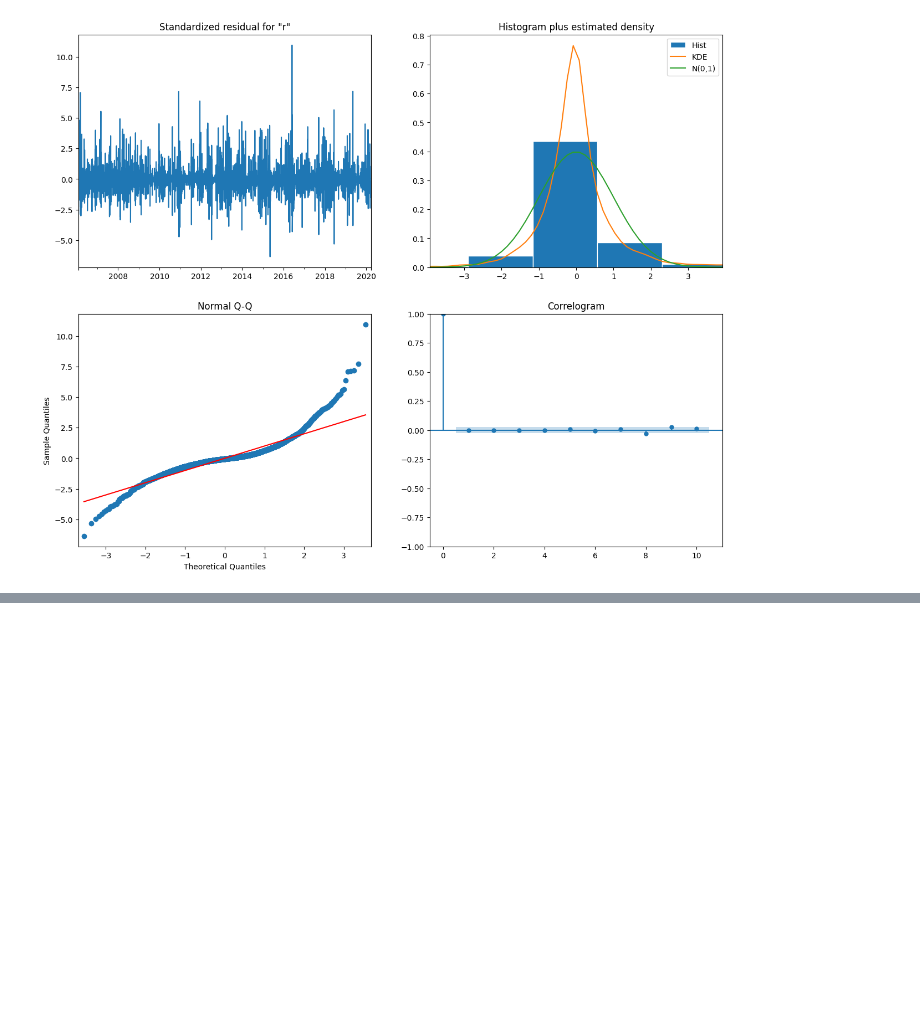
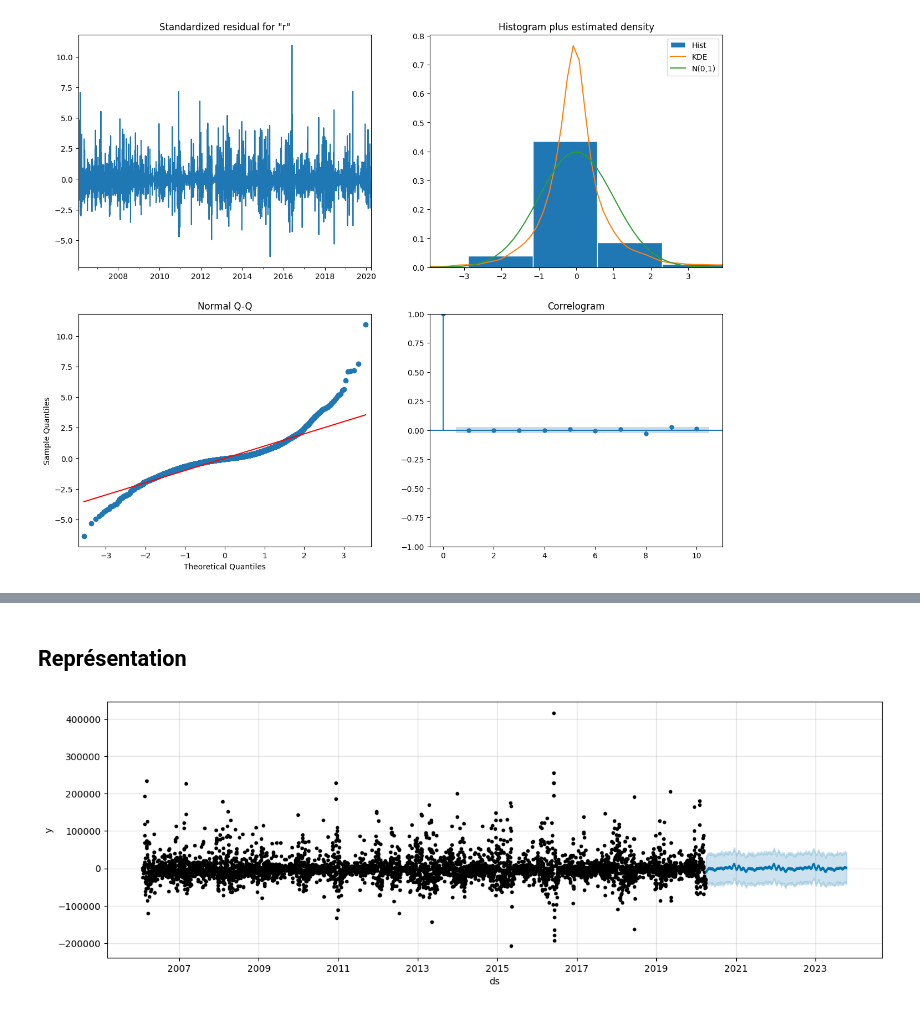
Before and after one commit to PI2-Equipe106/PI2_A5_Equipe_106, a Jupyter notebook: Séries temporelles.ipynb, the cells around one changed output, grey strips where cells are left out. Drawn from its saved outputs; the diff is of its cells as text; code cells hidden in the pictures; blank space fills up the shorter version.

```diff
--- a/Séries temporelles.ipynb
+++ b/Séries temporelles.ipynb
@@ -708,0 +418,5 @@ plt.show()
+# %%
+train_r=train.reset_index() \
+    .rename(columns={'date_obs_elab':'ds',
+                     'resultat_obs_elab':'y'})
+train_r
@@ -708,0 +437,4 @@ plt.show()
+# %%
+# Setup and train model and fit
+model = Prophet()
+model.fit(train_r)
@@ -708,0 +445,8 @@ plt.show()
+# %%
+test_r=test.reset_index() \
+    .rename(columns={'date_obs_elab':'ds',
+                     'resultat_obs_elab':'y'})
+# %%
+# Predict on training set with model
+test_fcst = model.predict(df=test_r)
+test_fcst.head()
@@ -708,0 +460,12 @@ plt.show()
+# %% [markdown]
+## Représentation
+# %%
+# Plot the forecast
+f, ax = plt.subplots(1)
+f.set_figheight(5)
+f.set_figwidth(15)
+fig = model.plot(test_fcst,
+                 ax=ax)
+plt.show()
+# %% [output]
+[figure, added]
```
Also changed, not shown: parts of 95 cells of this notebook.
